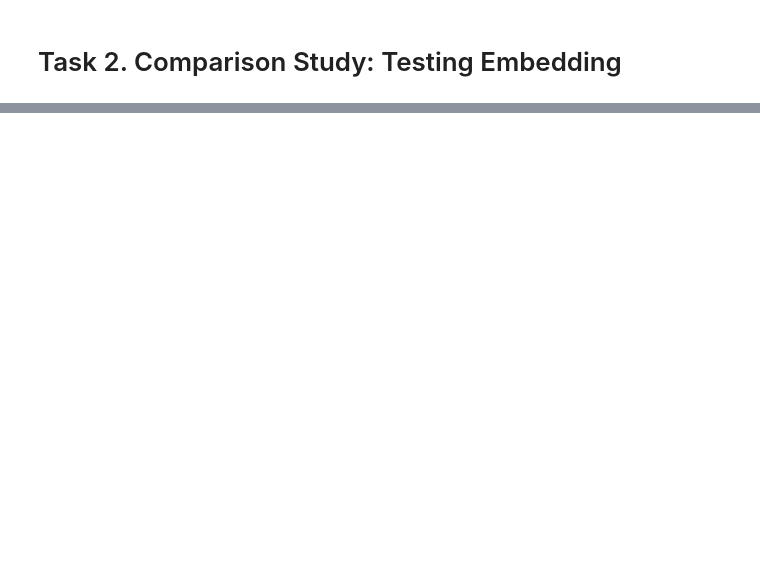
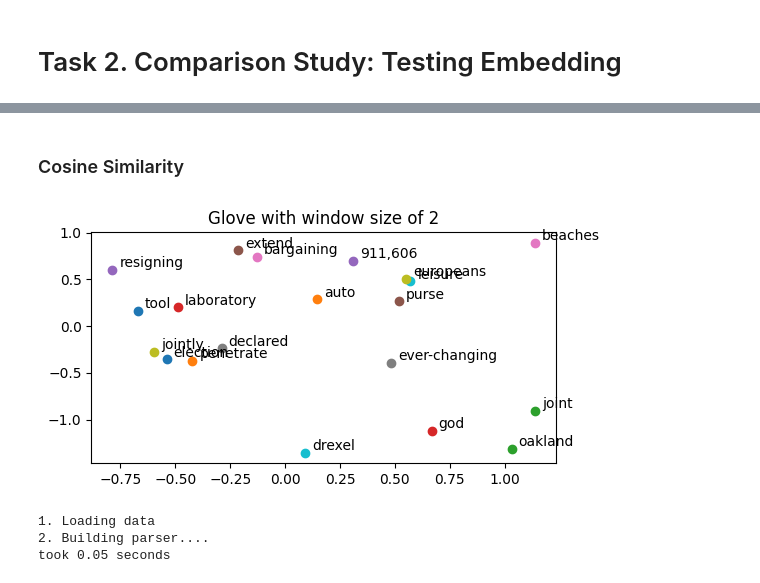
Before and after one commit to scarredwitch/NLP_LABS, a Jupyter notebook: Coding Assignment/Assignment3_Dependency_Parsing/Assignment3_Dependency_Parsing.ipynb, the cells around one changed output, grey strips where cells are left out. Cells and saved outputs as stored; diff of their text form; code cells hidden in the pictures; blank space fills up the shorter version.

```diff
--- a/Coding Assignment/Assignment3_Dependency_Parsing/Assignment3_Dependency_Parsing.ipynb
+++ b/Coding Assignment/Assignment3_Dependency_Parsing/Assignment3_Dependency_Parsing.ipynb
@@ -1673,0 +1677,2 @@ Done!
+# %%
+train_set, dev_set, test_set = load_data()
@@ -1673,0 +1690,4 @@ Done!
+# %%
+flatten = lambda l: [item for sublist in l for item in sublist]
+vocabs = list(set(flatten(corpus_tokenized)))
+vocabs[0:5]
@@ -1673,0 +1861,9 @@ Done!
+# %%
+# Declare parameters
+voc_size = len(vocabs)
+batch_size     = 10 # mini-batch size
+embedding_size = 2
+model          = GloVe(voc_size, embedding_size)
+
+criterion = nn.CrossEntropyLoss()
+optimizer = optim.Adam(model.parameters(), lr=0.001)
@@ -1673,0 +1928,48 @@ Done!
+# %% [markdown]
+### Cosine Similarity
+# %%
+# Import some functions
+#numpy version
+from numpy import dot
+from numpy.linalg import norm
+
+def cos_sim(a, b):
+    cos_sim = dot(a, b)/(norm(a)*norm(b))
+    return cos_sim
+
+# Function to get embedding
+def get_embed(word, current_model=model):
+    try:
+        index = word2index[word]
+    except :
+        index = word2index['<UNK>'] #unknown
+    word = torch.LongTensor([index])
+
+    embed =  (current_model.embedding_v(word)+current_model.embedding_u(word))/2
+    return np.array(embed[0].detach().numpy())
+# %%
+import matplotlib.pyplot as plt
+
+plt.figure(figsize=(6,3))
+for i, word in enumerate(vocabs[:20]): #loop each unique vocab
+    x, y = get_embed(word)
+    plt.scatter(x, y)
+    plt.annotate(word, xy=(x, y), xytext=(5, 2), textcoords='offset points')
+plt.title('Glove with window size of 2')
+plt.show()
+# %% [output]
+[figure, added]
+# %%
+train_set, dev_set, test_set = load_data()
+print('2. Building parser....')
+start = time.time()
+parser = Parser(train_set)
+print("took {:.2f} seconds".format(time.time()-start))
+
+train_set = parser.numericalize(train_set)
+dev_set = parser.numericalize(dev_set)
+test_set = parser.numericalize(test_set)
+# %% [output]
+1. Loading data
+2. Building parser....
+took 0.05 seconds
```
Also changed, not shown: parts of 35 cells of this notebook, 6 other files.
